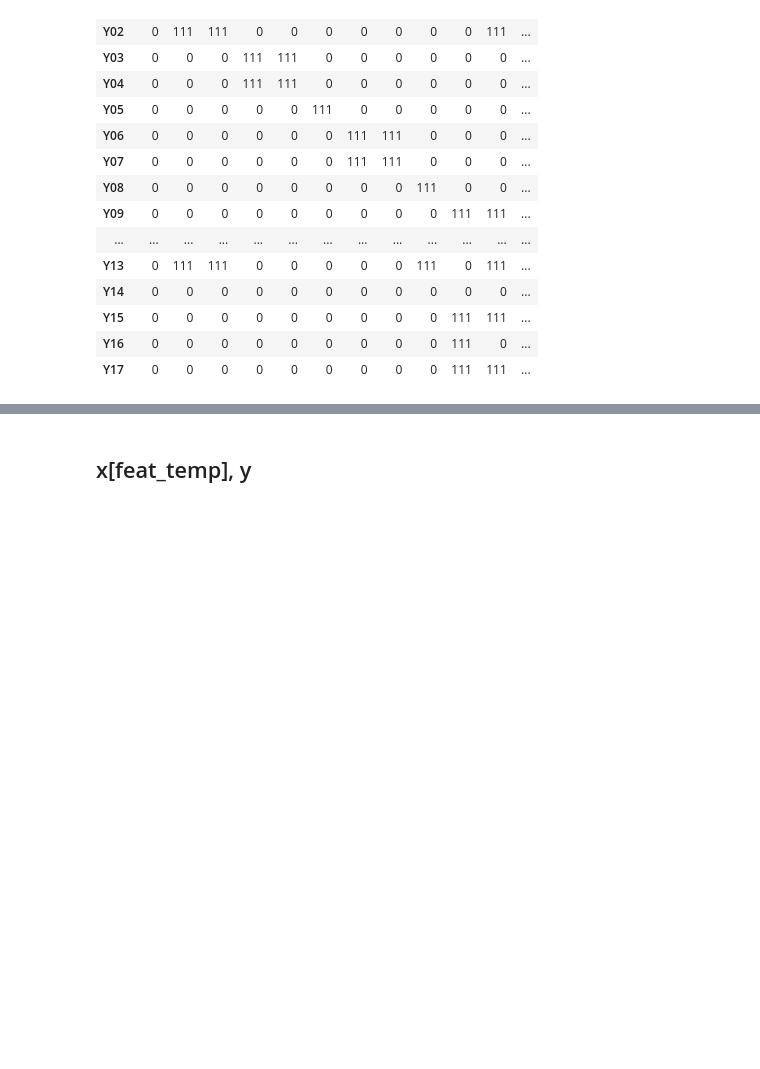
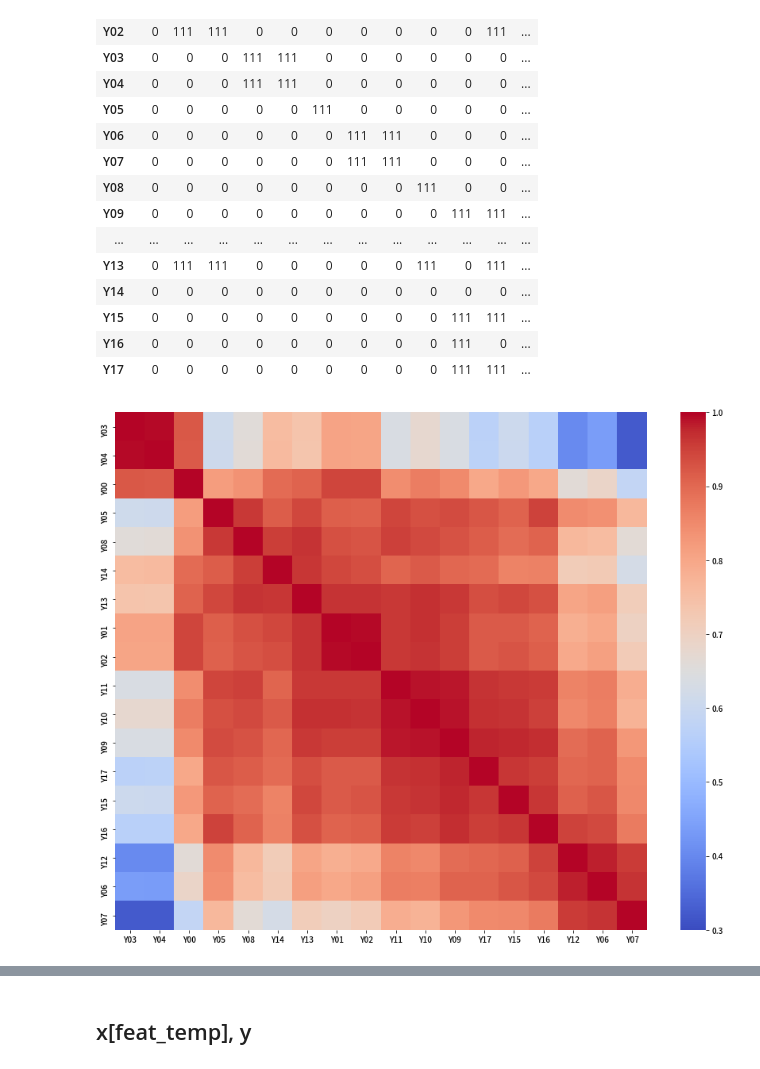
Before and after one commit to YunjinPark/dacon_temperature_forecasts, a Jupyter notebook: eda.ipynb, the cells around one changed output, grey strips where cells are left out. Saved outputs shown, nothing was run; the diff lists cells and outputs as text; code cells hidden in the pictures; blank space fills up the shorter version.

```diff
--- a/eda.ipynb
+++ b/eda.ipynb
@@ -501,3 +501,10 @@ ax = sns.heatmap(df_y.corr(), cmap='coolwarm')
 | Y15 | 0 | 0 | 0 | 0 | 0 | 0 | 0 | 0 | 0 | 111 | 111 | ... |
 | Y16 | 0 | 0 | 0 | 0 | 0 | 0 | 0 | 0 | 0 | 111 | 0 | ... |
 | Y17 | 0 | 0 | 0 | 0 | 0 | 0 | 0 | 0 | 0 | 111 | 111 | ... |
+# %%
+df_y_ = df_y[['Y03', 'Y04', 'Y00', 'Y05', 'Y08', 'Y14',  'Y13','Y01', 'Y02',  'Y11', 'Y10','Y09',  'Y17', 'Y15', 'Y16', 'Y12', 'Y06', 'Y07']]
+
+plt.figure(figsize=(15,12))
+ax = sns.heatmap(df_y_.corr(), cmap='coolwarm', vmin = 0.3) # 명확하게 보기 위해 vmin 지정해 보았음
+# %% [output]
+[figure, added]
```
Also changed, not shown: parts of 18 cells of this notebook.
